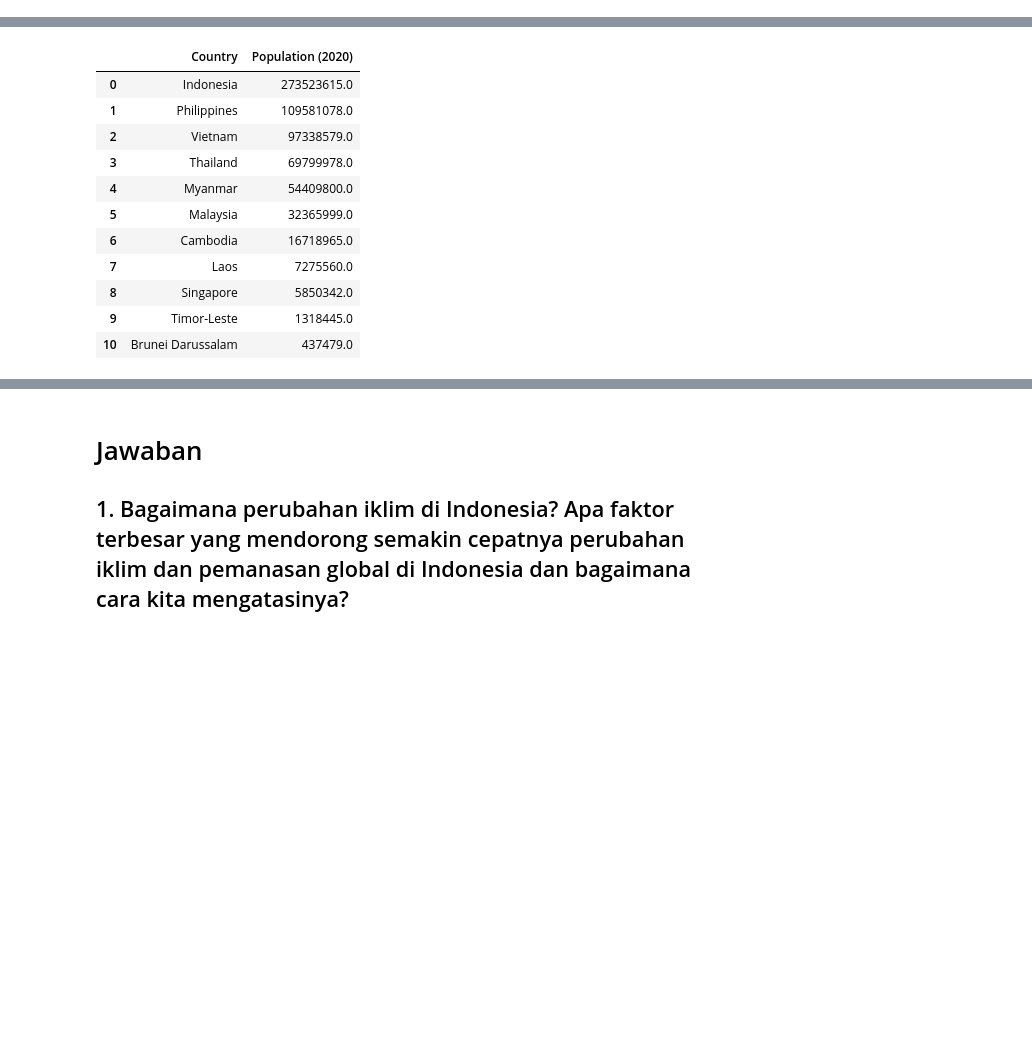
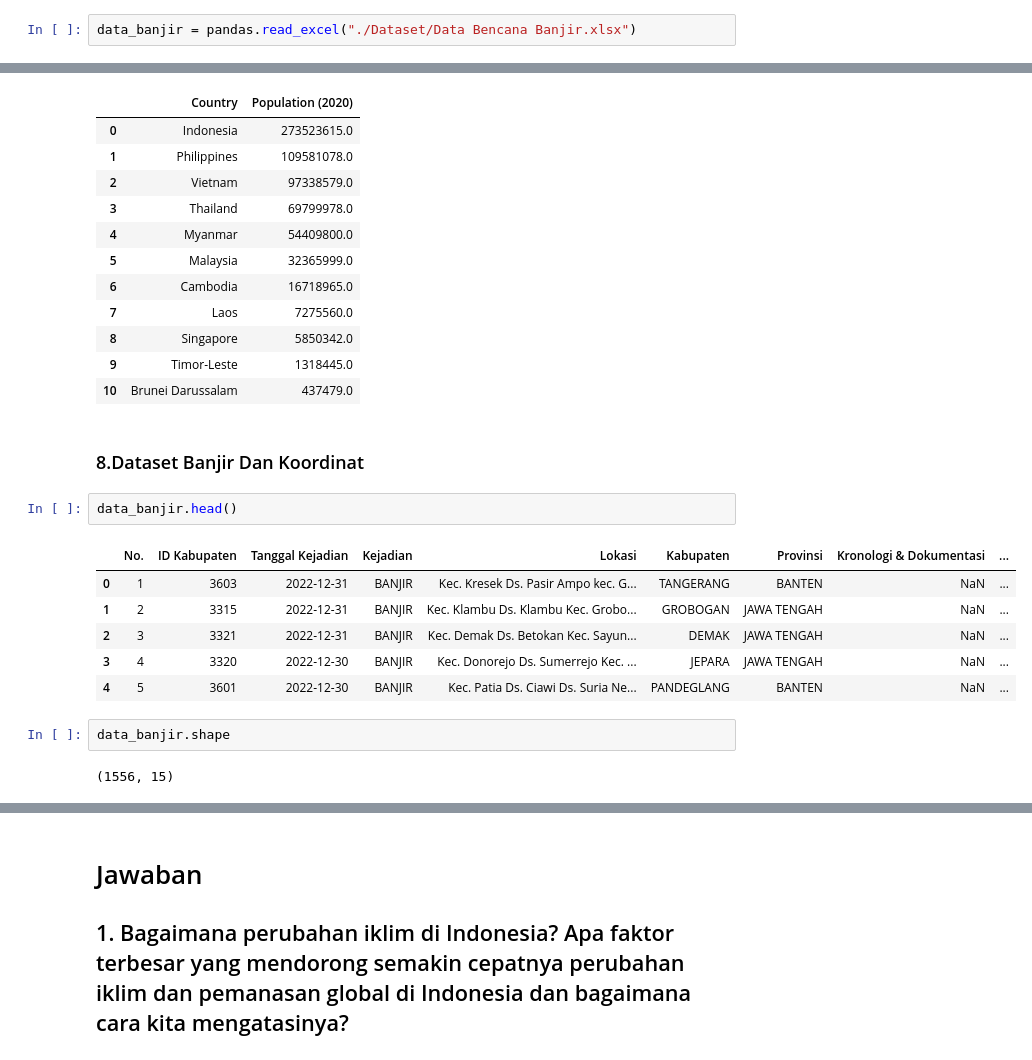
Before and after one commit to Erisukmawan/Gradio, a Jupyter notebook: gradio_project.ipynb, the cells around one changed output, grey strips where cells are left out. Cells and saved outputs as stored; diff of their text form; blank space fills up the shorter version.

```diff
--- a/gradio_project.ipynb
+++ b/gradio_project.ipynb
@@ -205,0 +216,2 @@ populasi_data_ASEAN
+# %%
+data_banjir = pandas.read_excel("./Dataset/Data Bencana Banjir.xlsx")
@@ -621,3 +637,18 @@ populasi_data_ASEAN
 | 8 | Singapore | 5850342.0 |
 | 9 | Timor-Leste | 1318445.0 |
 | 10 | Brunei Darussalam | 437479.0 |
+# %% [markdown]
+### 8.Dataset Banjir Dan Koordinat
+# %%
+data_banjir.head()
+# %% [output]
+|  | No. | ID Kabupaten | Tanggal Kejadian | Kejadian | Lokasi | Kabupaten | Provinsi | Kronologi & Dokumentasi | ... |
+| 0 | 1 | 3603 | 2022-12-31 | BANJIR | Kec. Kresek Ds. Pasir Ampo kec. G... | TANGERANG | BANTEN | NaN | ... |
+| 1 | 2 | 3315 | 2022-12-31 | BANJIR | Kec. Klambu Ds. Klambu Kec. Grobo... | GROBOGAN | JAWA TENGAH | NaN | ... |
+| 2 | 3 | 3321 | 2022-12-31 | BANJIR | Kec. Demak Ds. Betokan Kec. Sayun... | DEMAK | JAWA TENGAH | NaN | ... |
+| 3 | 4 | 3320 | 2022-12-30 | BANJIR | Kec. Donorejo Ds. Sumerrejo Kec. ... | JEPARA | JAWA TENGAH | NaN | ... |
+| 4 | 5 | 3601 | 2022-12-30 | BANJIR | Kec. Patia Ds. Ciawi Ds. Suria Ne... | PANDEGLANG | BANTEN | NaN | ... |
+# %%
+data_banjir.shape
+# %% [output]
+(1556, 15)
```
Also changed, not shown: parts of 23 cells of this notebook, 1 other file.
